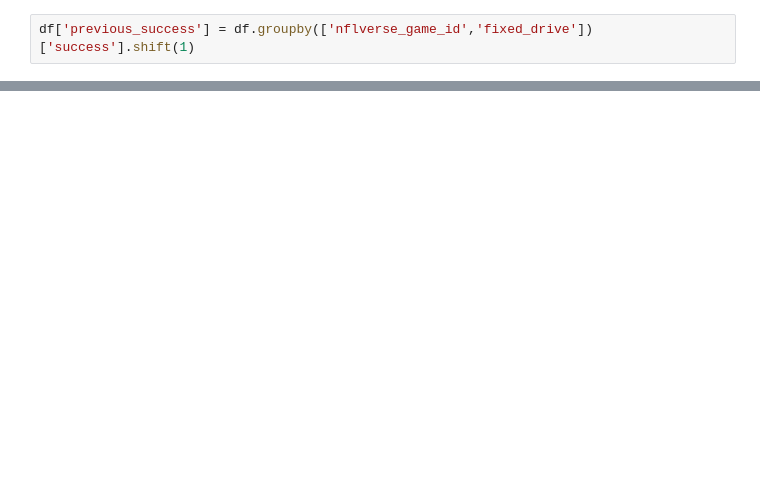
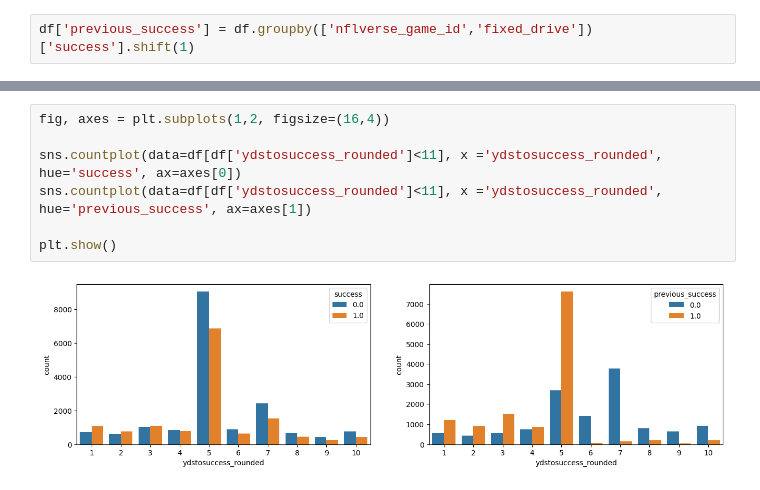
Before and after one commit to colin-seiler/NFL_SuccessWatch, a Jupyter notebook: notebooks/eda3.ipynb, the cells around one changed output, grey strips where cells are left out. Cells and saved outputs as stored; diff of their text form; blank space fills up the shorter version.

```diff
--- a/notebooks/eda3.ipynb
+++ b/notebooks/eda3.ipynb
@@ -176,0 +185,9 @@ sns.countplot(data=df, x='previous_success', hue='success')
+# %%
+fig, axes = plt.subplots(1,2, figsize=(16,4))
+
+sns.countplot(data=df[df['ydstosuccess_rounded']<11], x ='ydstosuccess_rounded', hue='success', ax=axes[0])
+sns.countplot(data=df[df['ydstosuccess_rounded']<11], x ='ydstosuccess_rounded', hue='previous_success', ax=axes[1])
+
+plt.show()
+# %% [output]
+[figure, added]
```
Also changed, not shown: parts of 23 cells of this notebook.
